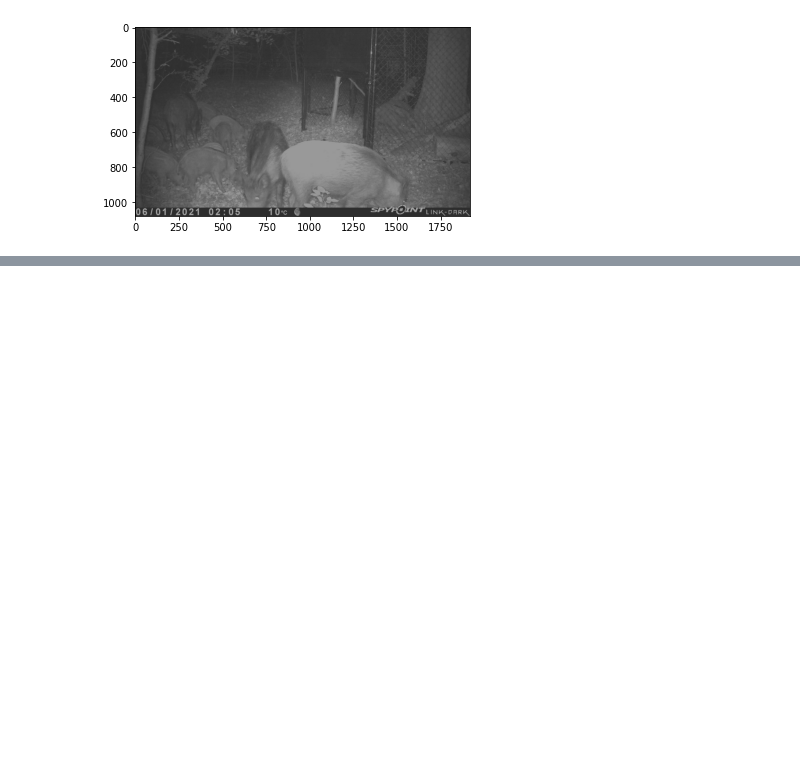
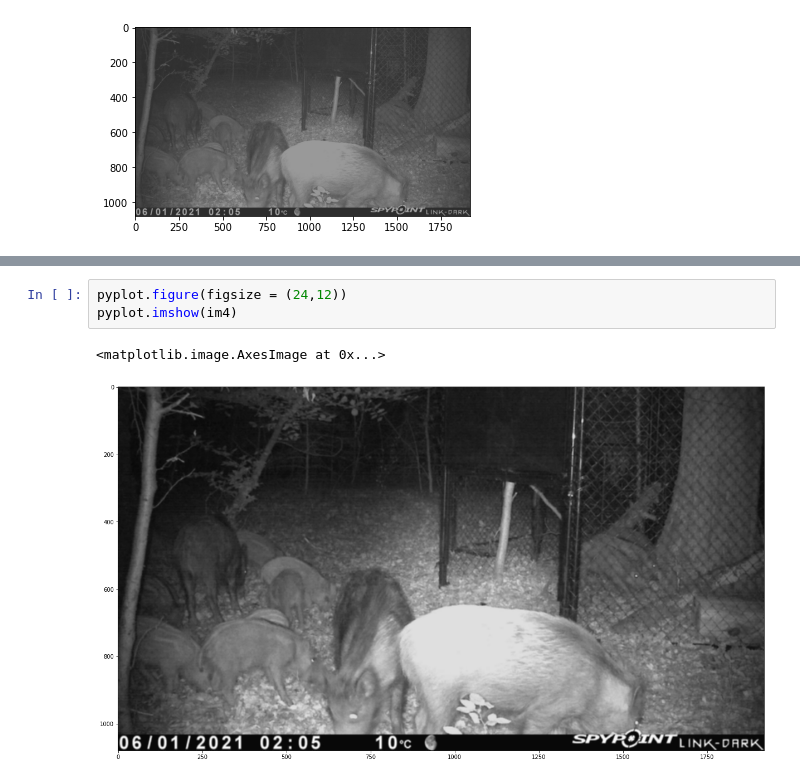
Before and after one commit to ManuelWalker/yolov3, a Jupyter notebook: notebook.ipynb, the cells around one changed output, grey strips where cells are left out. Cells and saved outputs as stored; diff of their text form; blank space fills up the shorter version.

```diff
--- a/notebook.ipynb
+++ b/notebook.ipynb
@@ -532,0 +551,6 @@ pyplot.imshow(im3)
+# %%
+pyplot.figure(figsize = (24,12))
+pyplot.imshow(im4)
+# %% [output]
+<matplotlib.image.AxesImage at 0x...>
+[figure, added]
```
Also changed, not shown: parts of 3 cells of this notebook, 3 other files.
